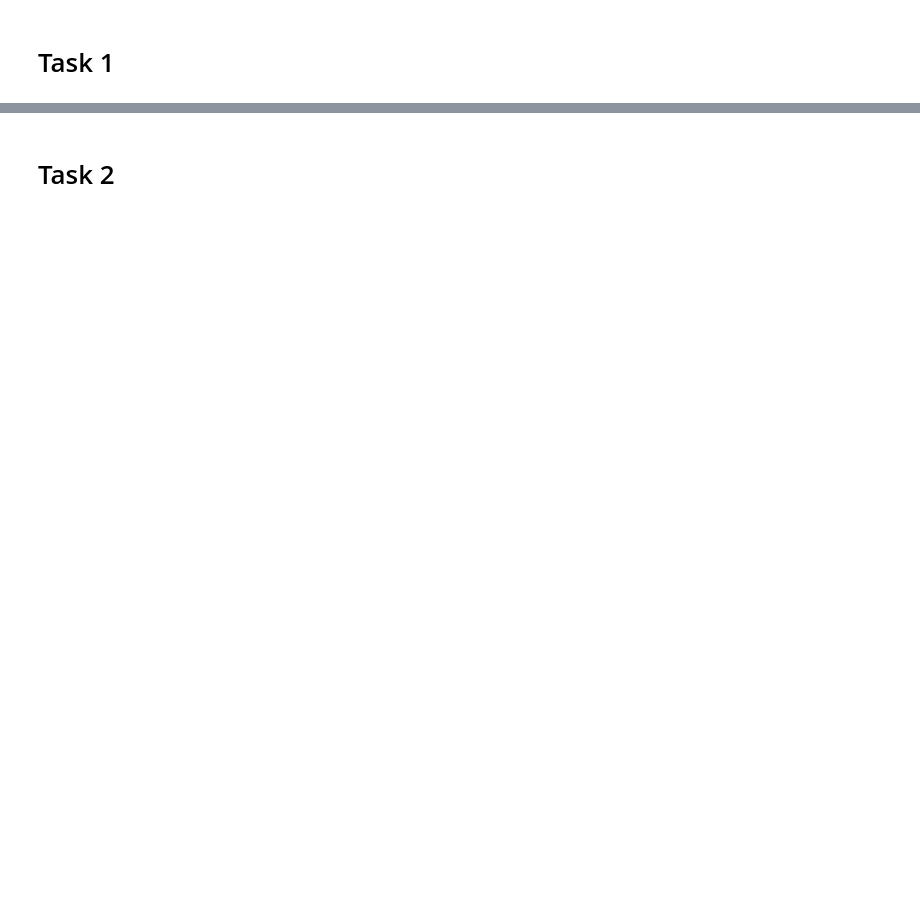
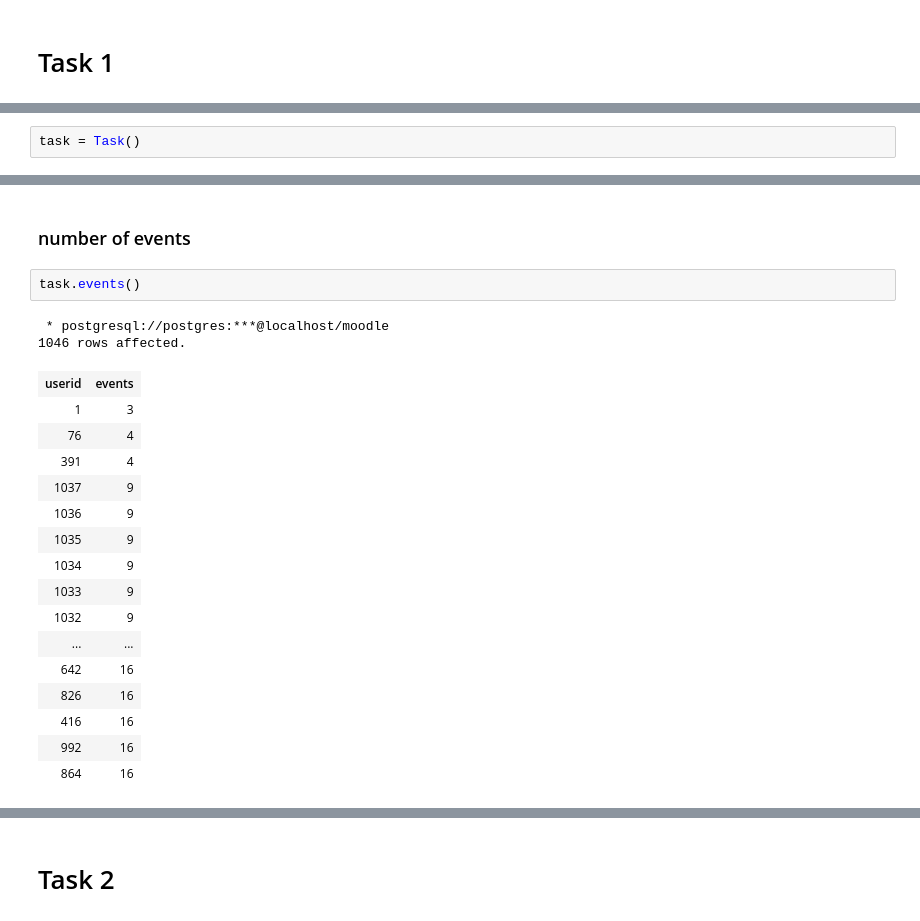
Before and after one commit to kenmbelenzi/Moodle-Log-Analysis, a Jupyter notebook: proj.ipynb, the cells around one changed output, grey strips where cells are left out. Drawn from its saved outputs; the diff is of its cells as text; blank space fills up the shorter version.

```diff
--- a/proj.ipynb
+++ b/proj.ipynb
@@ -270,0 +89,2 @@ table2csv('mdl_user','user.csv')
+# %%
+task = Task()
@@ -270,0 +181,23 @@ table2csv('mdl_user','user.csv')
+# %% [markdown]
+### number of  events
+# %%
+task.events()
+# %% [output]
+ * postgresql://postgres:***@localhost/moodle
+1046 rows affected.
+| userid | events |
+| 1 | 3 |
+| 76 | 4 |
+| 391 | 4 |
+| 1037 | 9 |
+| 1036 | 9 |
+| 1035 | 9 |
+| 1034 | 9 |
+| 1033 | 9 |
+| 1032 | 9 |
+| ... | ... |
+| 642 | 16 |
+| 826 | 16 |
+| 416 | 16 |
+| 992 | 16 |
+| 864 | 16 |
```
Also changed, not shown: parts of 40 cells of this notebook.
